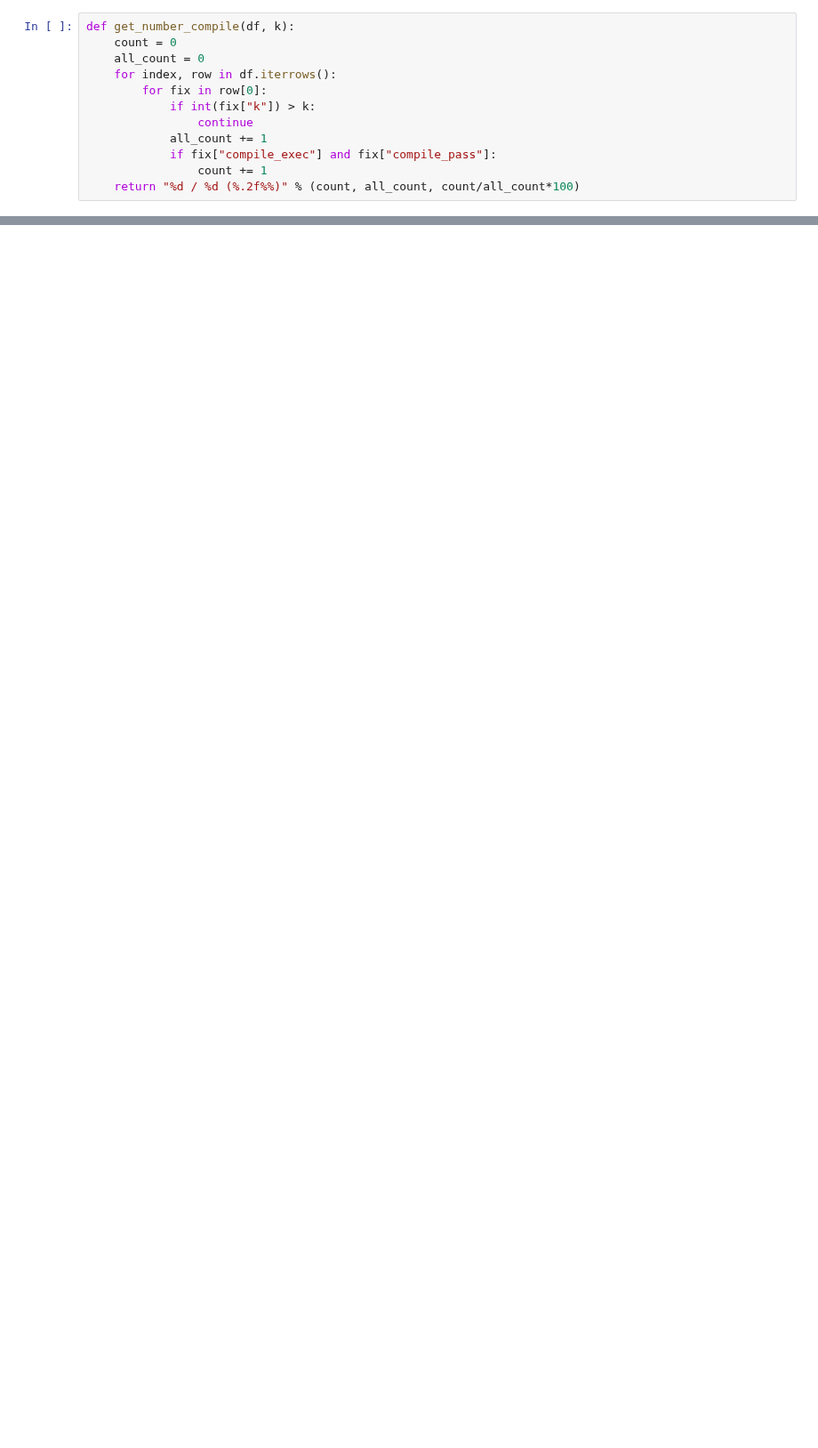
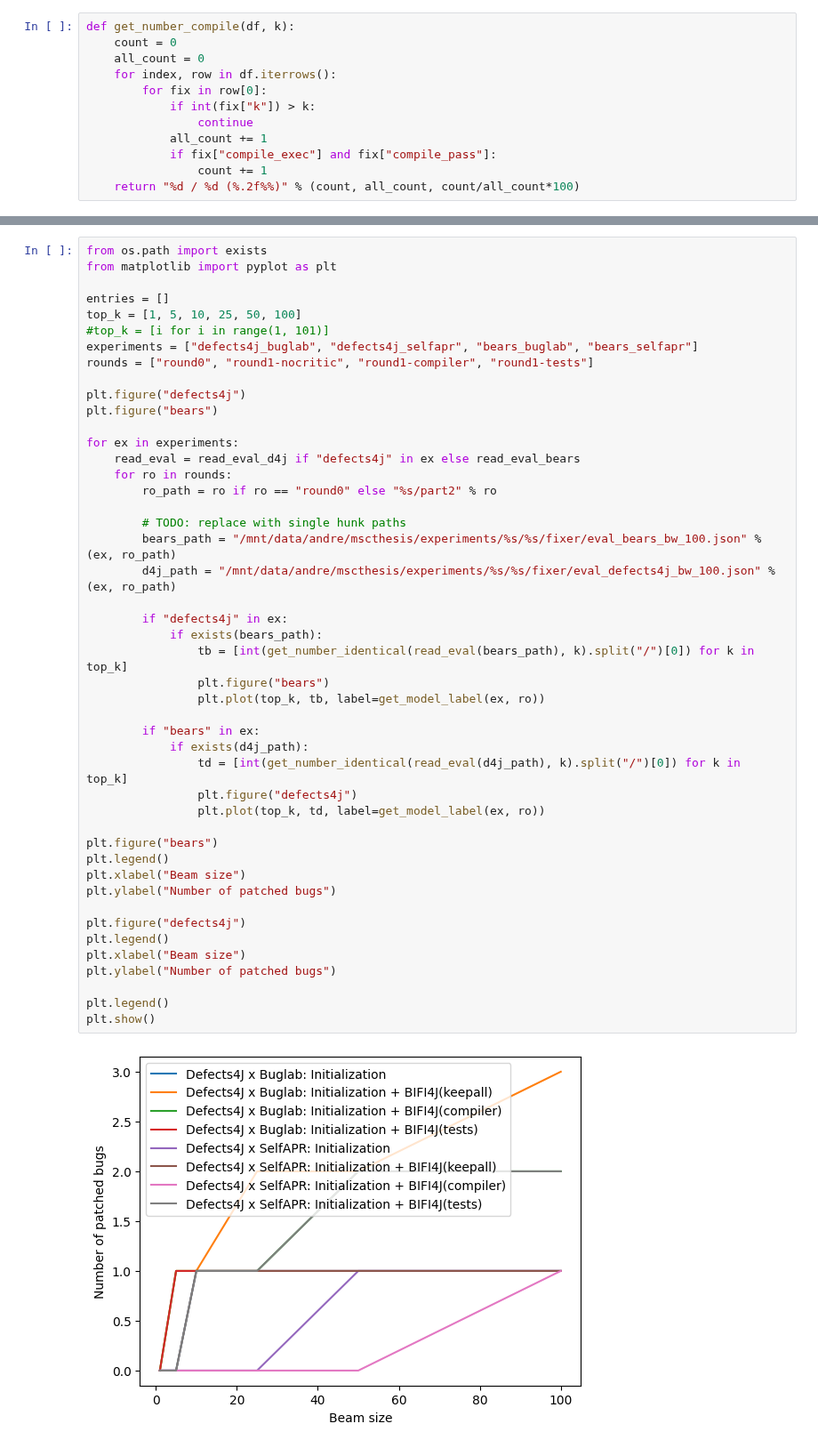
Before and after one commit to andre15silva/mufin, a Jupyter notebook: models_analysis.ipynb, the cells around one changed output, grey strips where cells are left out. Shown at 89% size. Drawn from its saved outputs; the diff is of its cells as text; blank space fills up the shorter version.

```diff
--- a/models_analysis.ipynb
+++ b/models_analysis.ipynb
@@ -247,0 +208,48 @@ No artists with labels found to put in legend.  Note that artists whose label st
+# %%
+from os.path import exists
+from matplotlib import pyplot as plt
+
+entries = []
+top_k = [1, 5, 10, 25, 50, 100]
+#top_k = [i for i in range(1, 101)]
+experiments = ["defects4j_buglab", "defects4j_selfapr", "bears_buglab", "bears_selfapr"]
+rounds = ["round0", "round1-nocritic", "round1-compiler", "round1-tests"]
+
+plt.figure("defects4j")
+plt.figure("bears")
+
+for ex in experiments:
+    read_eval = read_eval_d4j if "defects4j" in ex else read_eval_bears
+    for ro in rounds:
+        ro_path = ro if ro == "round0" else "%s/part2" % ro
+
+        # TODO: replace with single hunk paths
+        bears_path = "/mnt/data/andre/mscthesis/experiments/%s/%s/fixer/eval_bears_bw_100.json" % (ex, ro_path)
+        d4j_path = "/mnt/data/andre/mscthesis/experiments/%s/%s/fixer/eval_defects4j_bw_100.json" % (ex, ro_path)
+
+        if "defects4j" in ex:
+            if exists(bears_path):
+                tb = [int(get_number_identical(read_eval(bears_path), k).split("/")[0]) for k in top_k]
+                plt.figure("bears")
+                plt.plot(top_k, tb, label=get_model_label(ex, ro))
+
+        if "bears" in ex:
+            if exists(d4j_path):
+                td = [int(get_number_identical(read_eval(d4j_path), k).split("/")[0]) for k in top_k]
+                plt.figure("defects4j")
+                plt.plot(top_k, td, label=get_model_label(ex, ro))
+
+plt.figure("bears")
+plt.legend()
+plt.xlabel("Beam size")
+plt.ylabel("Number of patched bugs")
+
+plt.figure("defects4j")
+plt.legend()
+plt.xlabel("Beam size")
+plt.ylabel("Number of patched bugs")
+
+plt.legend()
+plt.show()
+# %% [output]
+[figure, added]
```
Also changed, not shown: parts of 17 cells of this notebook.
